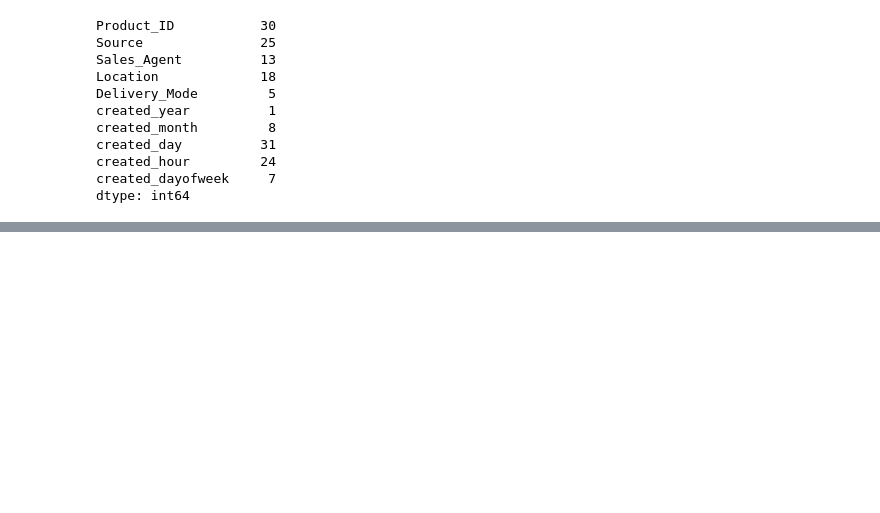
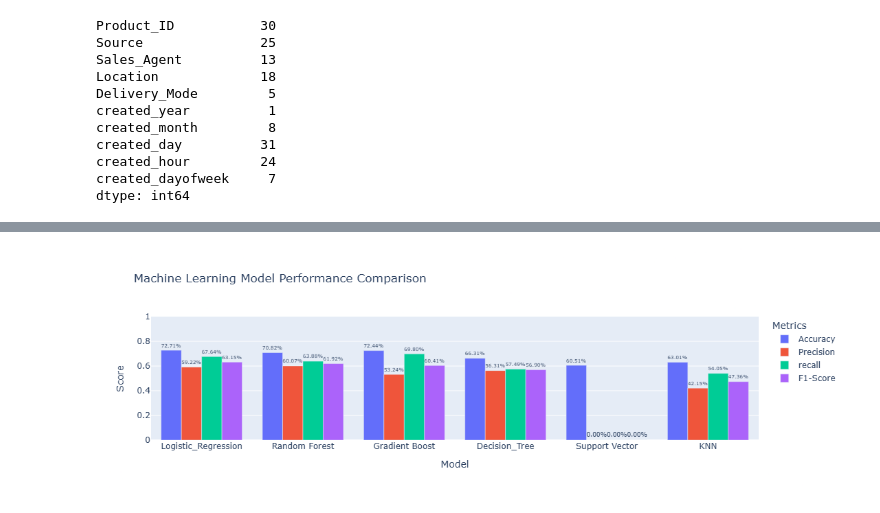
Before and after one commit to shiv-1024/Sales_Effectiveness, a Jupyter notebook: main.ipynb, the cells around one changed output, grey strips where cells are left out. Saved outputs shown, nothing was run; the diff lists cells and outputs as text; code cells hidden in the pictures; blank space fills up the shorter version.

```diff
--- a/main.ipynb
+++ b/main.ipynb
@@ -716,0 +731,9 @@ Delivery_Mode → 5 encoded columns
+# %%
+models = {
+    'Logistic_Regression': LogisticRegression(max_iter = 1000, random_state = 44),
+    'Random Forest': RandomForestClassifier(random_state = 44,n_estimators = 100),
+    'Gradient Boost': GradientBoostingClassifier(random_state = 44),
+    'Decision_Tree': DecisionTreeClassifier(random_state = 43),
+    'Support Vector':SVC(random_state = 45),
+    'KNN':KNeighborsClassifier()
+}
@@ -716,0 +767,6 @@ Delivery_Mode → 5 encoded columns
+# %%
+model_evalution = pd.DataFrame(result)
+
+model_evalution.sort_values(by='Accuracy')
+
+model_evalution
@@ -716,0 +781,35 @@ Delivery_Mode → 5 encoded columns
+# %%
+import plotly.express as px
+
+results_melted = model_evalution.melt(
+    id_vars='Model',
+    value_vars=['Accuracy', 'Precision', 'recall', 'F1-Score'],
+    var_name='Metric',
+    value_name='Score'
+)
+
+fig = px.bar(
+    results_melted,
+    x='Model',
+    y='Score',
+    color='Metric',
+    barmode='group',
+    title='Machine Learning Model Performance Comparison',
+    text='Score'
+)
+
+fig.update_traces(
+    texttemplate='%{text:.2%}',
+    textposition='outside'
+)
+
+fig.update_layout(
+    xaxis_title='Model',
+    yaxis_title='Score',
+    yaxis_range=[0, 1],
+    legend_title='Metrics'
+)
+
+fig.show()
+# %% [output]
+[figure, added]
```
Also changed, not shown: parts of 10 cells of this notebook.
